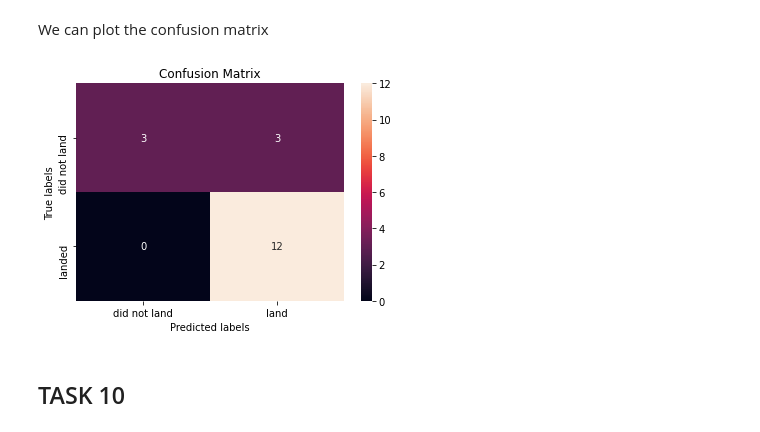
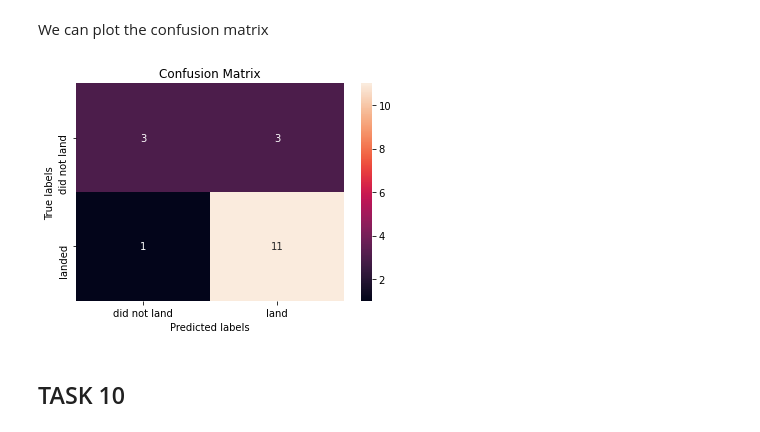
Before and after one commit to Risharky/-IBM-DataScience-Capstone, a Jupyter notebook: notebooks/7 SpaceX_Machine Learning Prediction_Part_5.ipynb, the cells around one changed output. Saved outputs shown, nothing was run; the diff lists cells and outputs as text; code cells hidden in the pictures.

```diff
--- a/notebooks/7 SpaceX_Machine Learning Prediction_Part_5.ipynb
+++ b/notebooks/7 SpaceX_Machine Learning Prediction_Part_5.ipynb
@@ -295,10 +295,10 @@ tree_cv.score(X_train, Y_train)
 # %% [markdown]
 We can plot the confusion matrix
 # %%
-yhat = svm_cv.predict(X_test)
-plot_confusion_matrix(Y_test,yhat)
+yhat_tree = tree_cv.predict(X_test)
+plot_confusion_matrix(Y_test,yhat_tree)
 # %% [output]
-[figure, old version]
+[figure, new version]
 # %% [markdown]
 ## TASK  10
 # %% [markdown]
```
Also changed, not shown: parts of 8 cells of this notebook, 3 other files.
